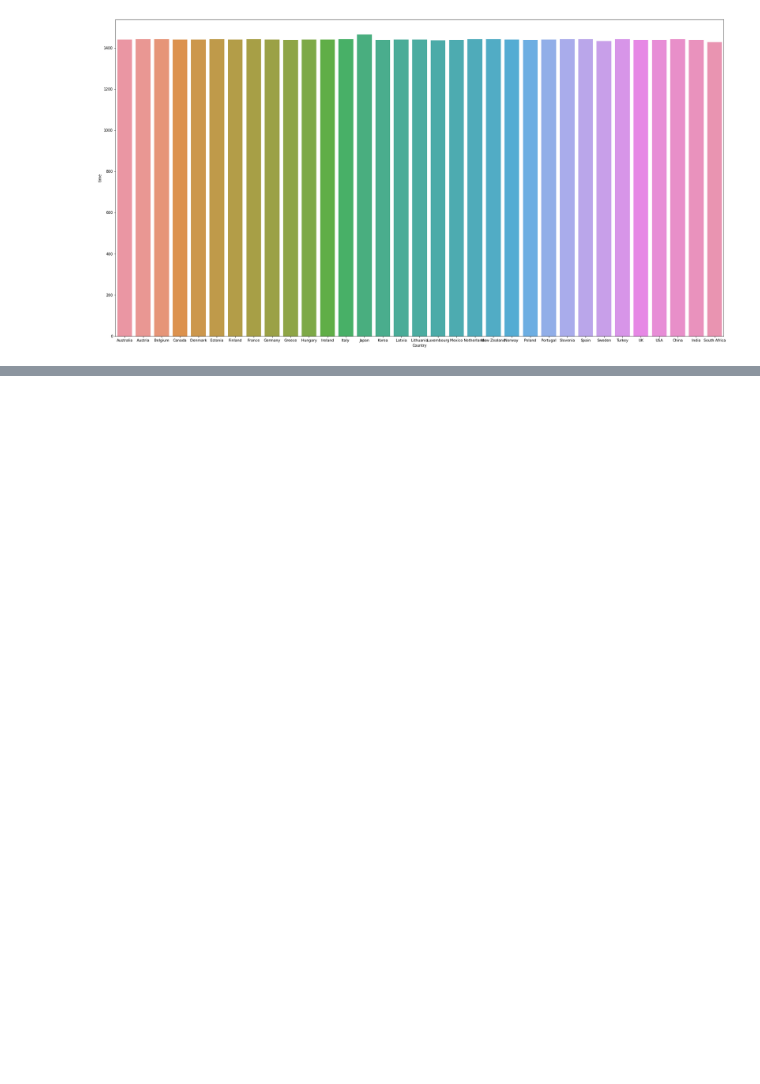
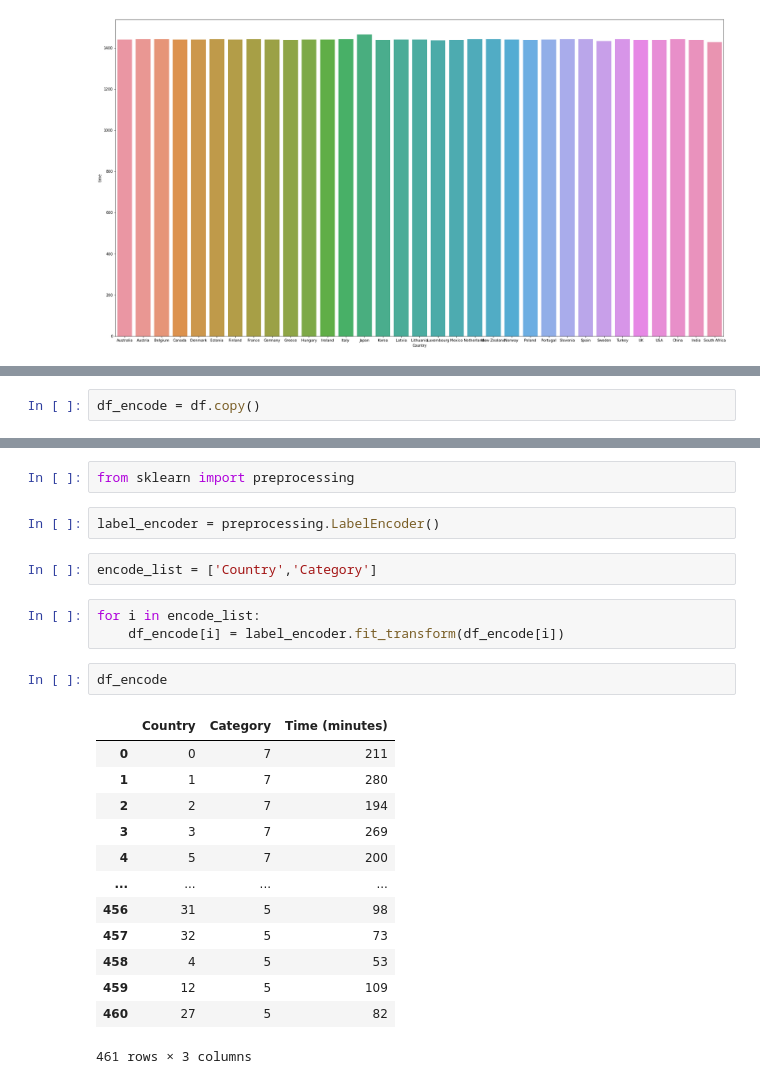
Before and after one commit to arjunprakash027/Data-Analysis, a Jupyter notebook: time_spent_dataset/total_time_spent.ipynb, the cells around one changed output, grey strips where cells are left out. Saved outputs shown, nothing was run; the diff lists cells and outputs as text; blank space fills up the shorter version.

```diff
--- a/time_spent_dataset/total_time_spent.ipynb
+++ b/time_spent_dataset/total_time_spent.ipynb
@@ -267,0 +329,2 @@ sns.barplot(x="Country", y="time", data=df_time)
+# %%
+df_encode = df.copy()
@@ -267,0 +347,25 @@ sns.barplot(x="Country", y="time", data=df_time)
+# %%
+from sklearn import preprocessing
+# %%
+label_encoder = preprocessing.LabelEncoder()
+# %%
+encode_list = ['Country','Category']
+# %%
+for i in encode_list:
+    df_encode[i] = label_encoder.fit_transform(df_encode[i])
+# %%
+df_encode
+# %% [output]
+|  | Country | Category | Time (minutes) |
+| 0 | 0 | 7 | 211 |
+| 1 | 1 | 7 | 280 |
+| 2 | 2 | 7 | 194 |
+| 3 | 3 | 7 | 269 |
+| 4 | 5 | 7 | 200 |
+| ... | ... | ... | ... |
+| 456 | 31 | 5 | 98 |
+| 457 | 32 | 5 | 73 |
+| 458 | 4 | 5 | 53 |
+| 459 | 12 | 5 | 109 |
+| 460 | 27 | 5 | 82 |
+461 rows × 3 columns
```
Also changed, not shown: parts of 15 cells of this notebook.
